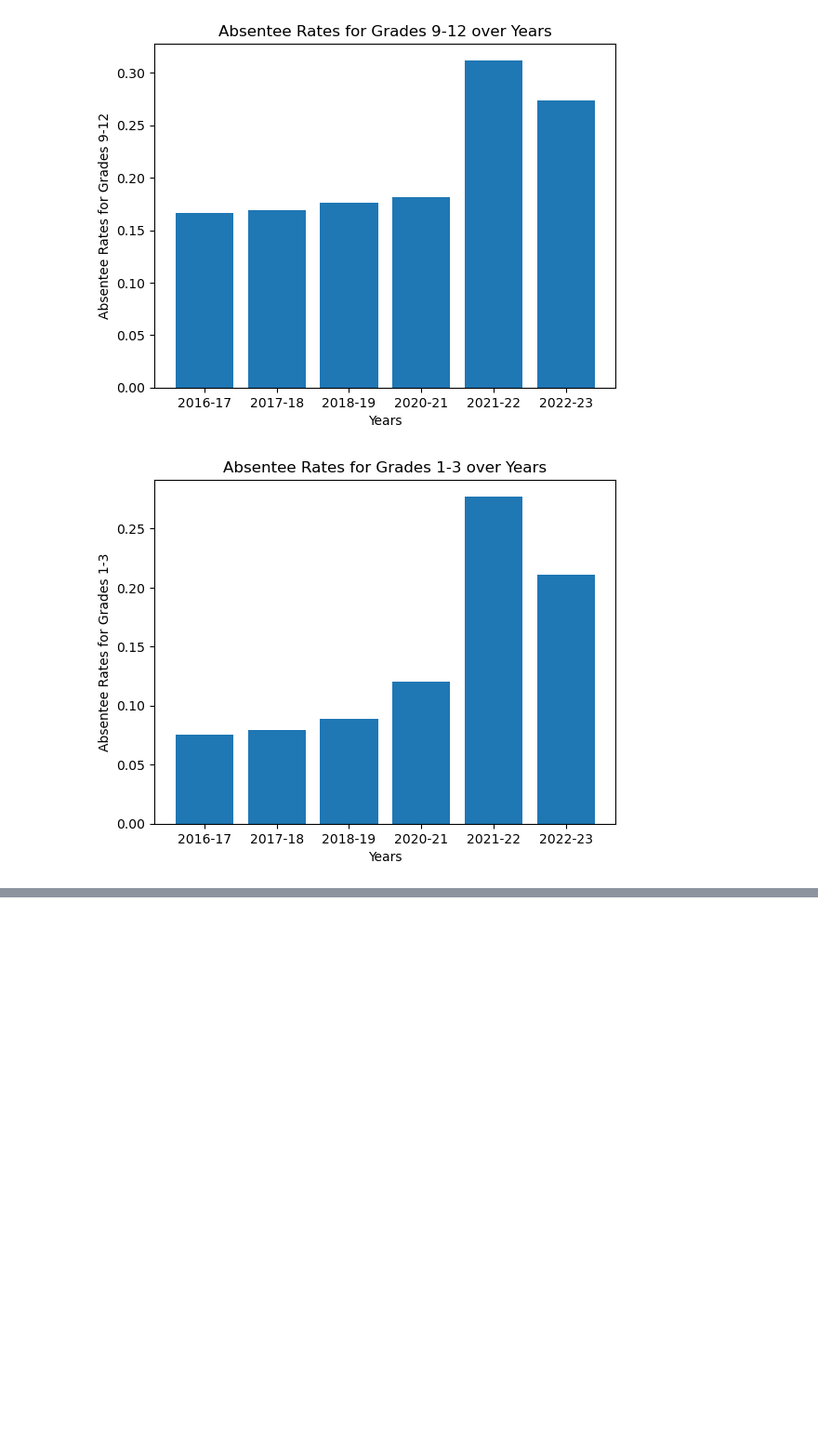
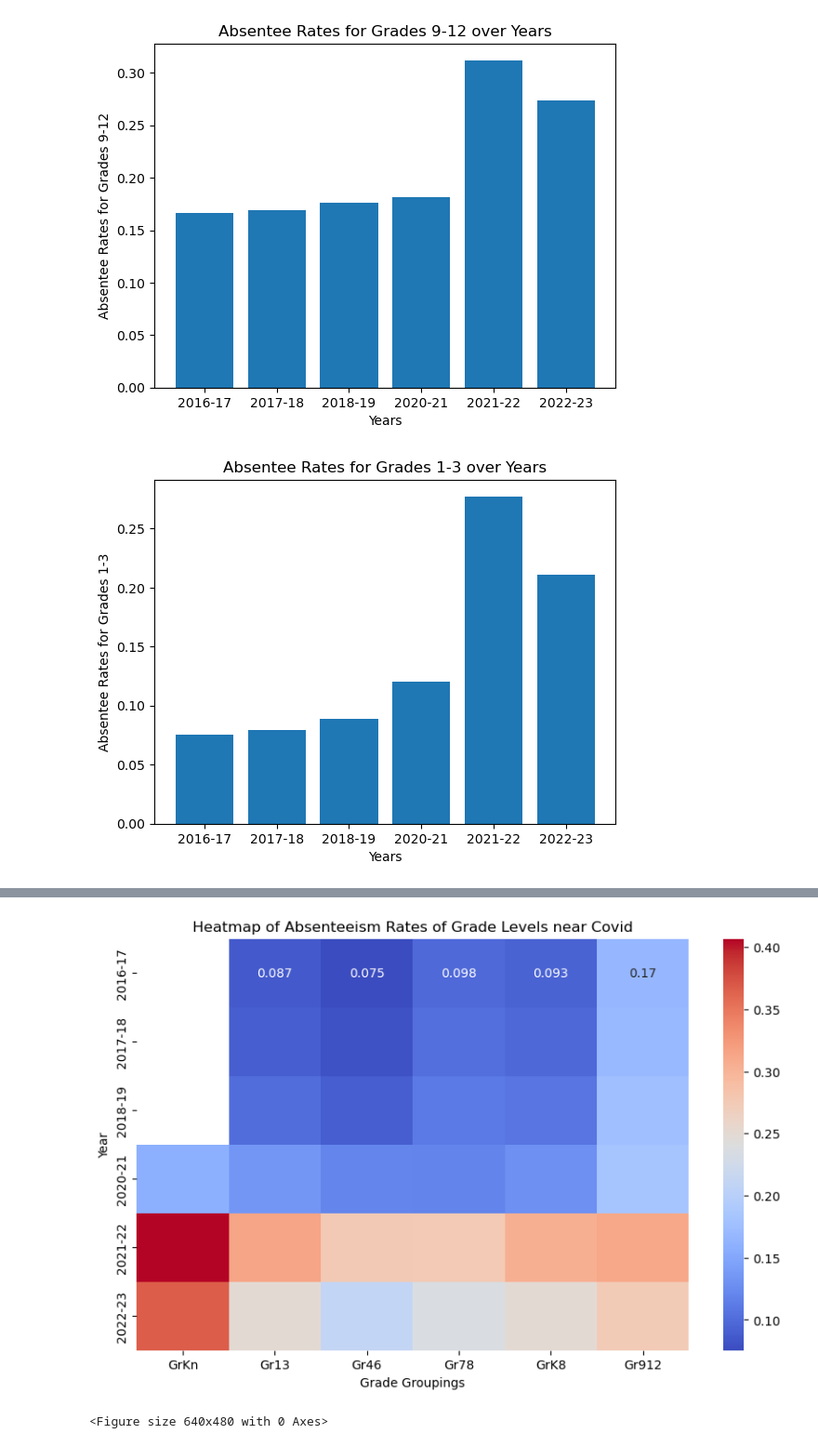
Before and after one commit to shiftyJack/absenteeriskanalysis, a Jupyter notebook: AllAbsenteeData.ipynb, the cells around one changed output, grey strips where cells are left out. Shown at 93% size. Cells and saved outputs as stored; diff of their text form; code cells hidden in the pictures; blank space fills up the shorter version.

```diff
--- a/AllAbsenteeData.ipynb
+++ b/AllAbsenteeData.ipynb
@@ -117,18 +117,24 @@ import matplotlib.pyplot as plt
 
 yearnum = 0
 
-
+#getting name of year from df
 for year in dfAbsRAW['Academic Year'].unique().tolist():
     absRateDemoList = []
     demonum = 0
+    #using demographic symbol in domgraphic list
     for demo in demographicList:
+        #refine set to the current demographic
         dfAbsDemo = dfAbsRAW[dfAbsRAW['Reporting Category'] == demo].dropna()
+        #refine that to the current year
         dfAbsDemoYear = dfAbsDemo[dfAbsDemo['Academic Year'] == year]
-        dfAbsDemoYear = dfAbsDemoYear[dfAbsDemoYear['ChronicAbsenteeismEligibleCumulativeEnrollment'] != "*"]
+        #sum the eligible students of the set comprised of the demo and the year
         eligibleDemo = dfAbsDemoYear['ChronicAbsenteeismEligibleCumulativeEnrollment'].astype(float).sum()
+        #sum the chronically absent students of the set comprised of the demo and the year
         chronicAbsDemo = dfAbsDemoYear['ChronicAbsenteeismCount'].astype(float).sum()
+        #create the absentee rate for the demographic for the year
         absRateDemo = chronicAbsDemo/eligibleDemo
 
+        #Add it to the list of all the demos for the year
         absRateDemoList.append(absRateDemo)
 
         #add the demo's absentee rate to the array row for that year
@@ -145,7 +151,7 @@ for year in dfAbsRAW['Academic Year'].unique().tolist():
     plt.show()
     #plt.savefig(f'ChronAbsEthni{year}.png')
 
-    #print bar graph for grades for that year
+    #print bar graph for grade groups for that year
     categories = demographicList[18:24]
     values = absRateDemoList[18:24]
 
@@ -155,7 +161,7 @@ for year in dfAbsRAW['Academic Year'].unique().tolist():
     titleb = "Absentee Rates by Grade Group for " + str(year)
     plt.title(titleb)
     plt.show()
-    #plt.savefig(f'ChronAbsGrade{year}.png')
+    plt.savefig(f'ChronAbsGrade{year}.png')
 
     yearnum += 1
 # %% [output]
@@ -349,2 +329,22 @@ RD
 # %%
-#TODO confusion matrix on absentees of Grades over years
+#TODO Heatmap on absentees of Grades over years
+import seaborn as sns
+
+#change array to numpy array
+npDemoYearArray = np.array(demoYearArray)
+subsetTest = npDemoYearArray[0:6,18:24]
+dfDemoYear = pd.DataFrame(subsetTest, columns = ['GrKn', 'Gr13', 'Gr46', 'Gr78', 'GrK8', 'Gr912'])
+
+#corr_matrix = dfDemoYear.pivot_table(index="Year", columns="Grade Group", values="Absentee Rate")
+plt.figure(figsize=(10,6))
+ylabels = ['2016-17', '2017-18', '2018-19', '2020-21', '2021-22', '2022-23']
+sns.heatmap(dfDemoYear, annot=True, cmap="coolwarm", cbar=True, yticklabels=ylabels)
+
+plt.xlabel('Grade Groupings')
+plt.ylabel('Year')
+plt.title('Heatmap of Absenteeism Rates of Grade Levels near Covid')
+plt.show()
+plt.savefig('heatmapAbsenteeismGrades.png')
+# %% [output]
+[figure, added]
+<Figure size 640x480 with 0 Axes>
```
Also changed, not shown: parts of 9 cells of this notebook, 35 other files.
